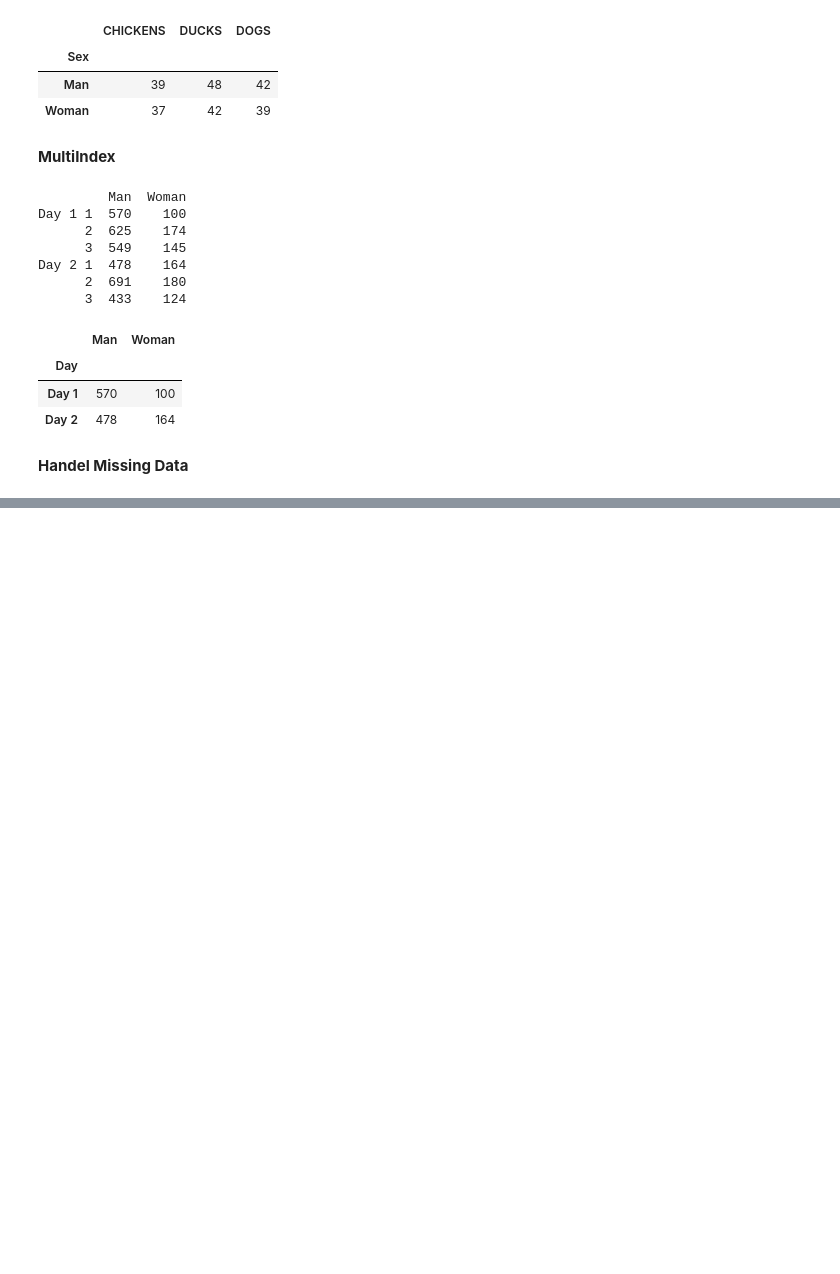
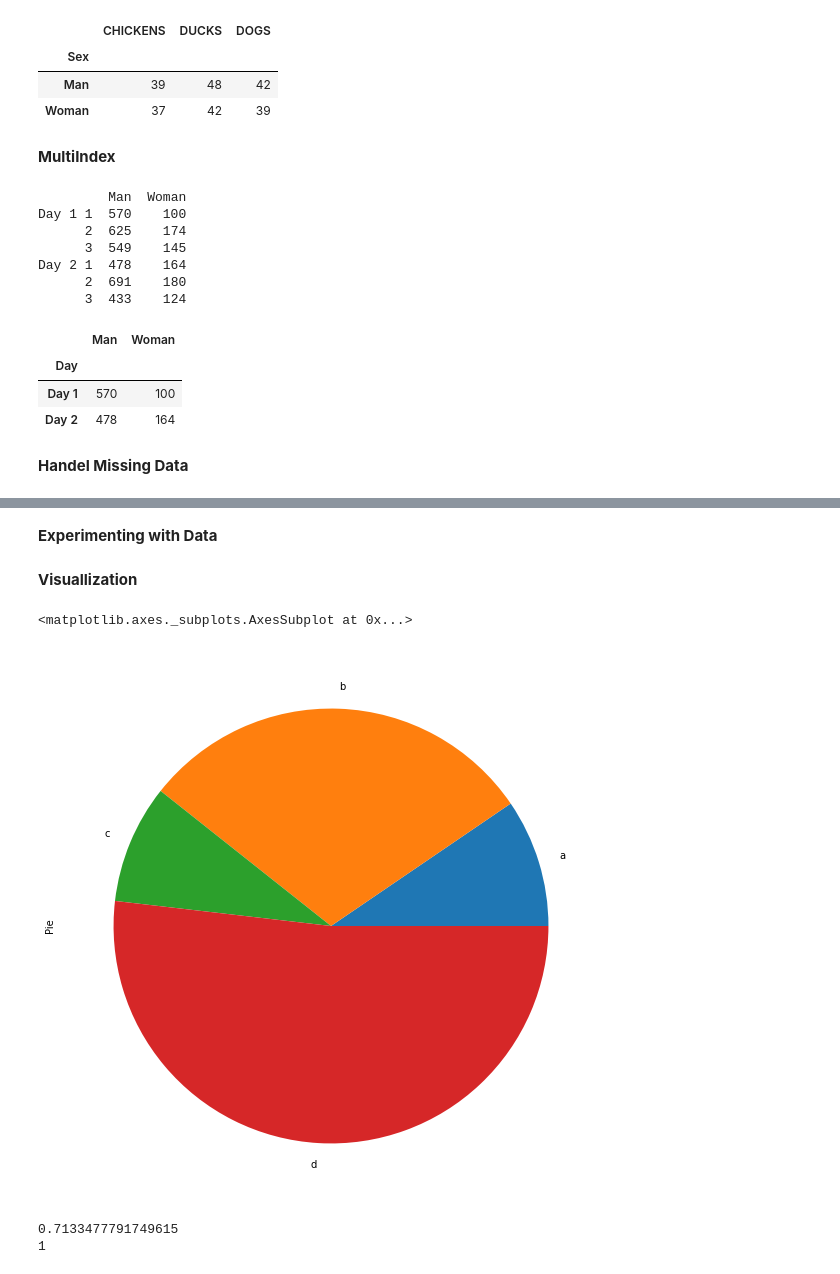
Before and after one commit to Philngtn/Panda_tuts, a Jupyter notebook: PandaTuts.ipynb, the cells around one changed output, grey strips where cells are left out. Saved outputs shown, nothing was run; the diff lists cells and outputs as text; code cells hidden in the pictures; blank space fills up the shorter version.

```diff
--- a/PandaTuts.ipynb
+++ b/PandaTuts.ipynb
@@ -464,0 +480,2 @@ Day 2 1  478    164
+# %% [markdown]
+**Experimenting with Data**
@@ -464,0 +505,69 @@ Day 2 1  478    164
+# %% [markdown]
+**Visuallization**
+# %%
+import matplotlib.pyplot as plt
+%matplotlib inline
+import pandas as pd
+import numpy as np
+
+
+# df_dice = pd.DataFrame(np.random.randint(1,7,5000), columns=['Hist'])
+
+# df_dice['Odds'] = df_dice['Hist'] + np.random.randint(1,7,5000)
+# ax = df_dice.plot.hist(bins=12,alpha=0.5)
+
+# df_15 = pd.DataFrame(np.random.randn(1000, 3),
+#                   index=pd.date_range('11/15/2017', periods=1000),
+#                   columns=list('ABC'))
+
+# df_15 = df_15.cumsum()
+# # df_15.plot()
+
+# pd.DataFrame(np.random.randn(5)).plot.bar()
+
+# vals = list('ABCD')
+# df_15 = pd.DataFrame(np.random.rand(10,4), columns=vals)
+# df_15.plot.bar()
+
+# x_rng = range(1,15)
+# y_vals = [1,5,4,7,6,9,5,7,20,25,20,23,9,8]
+
+# plt.fill_between(x_rng,y_vals, color="skyblue", alpha=0.5)
+# plt.show()
+
+# pd.DataFrame(np.random.rand(10,3), columns=list('ABC')).plot.area()
+
+# df_15 = pd.DataFrame(np.random.rand(50,4), columns=list('ABCD'))
+# ax = df_15.plot.scatter(x='A', y='B', color='DarkBlue', label='Grp 1')
+# df_15.plot.scatter(x='C', y='D', color='Orange', label='Grp 2', ax=ax)
+
+pd.Series(np.random.rand(4), index=list('abcd'), name='Pie').plot.pie(figsize =(10,10))
+# %% [output]
+<matplotlib.axes._subplots.AxesSubplot at 0x...>
+[figure, added]
+# %%
+import numpy as np
+from sklearn.metrics import silhouette_score
+import sklearn
+from sklearn.cluster import KMeans
+
+# x = [1.12 ,1.45, 1.23]
+# y = [2.4, 2.55, 5.33]
+
+# x_np = np.array(x)
+# y_np = np.array(y)
+
+# X = list(map(lambda x,y:[x,y],x_np,y_np))
+# print(np.array(X))
+
+
+
+X = np.array([[1, 2], [1, 4], [1, 0],[10, 2], [10, 4], [10, 0]])
+
+kmeans = KMeans(n_clusters=2, random_state=0).fit(X)
+silhouette_score = sklearn.metrics.silhouette_score(X, kmeans.labels_)
+print(silhouette_score)
+print(1)
+# %% [output]
+0.7133477791749615
+1
```
Also changed, not shown: parts of 2 cells of this notebook.
